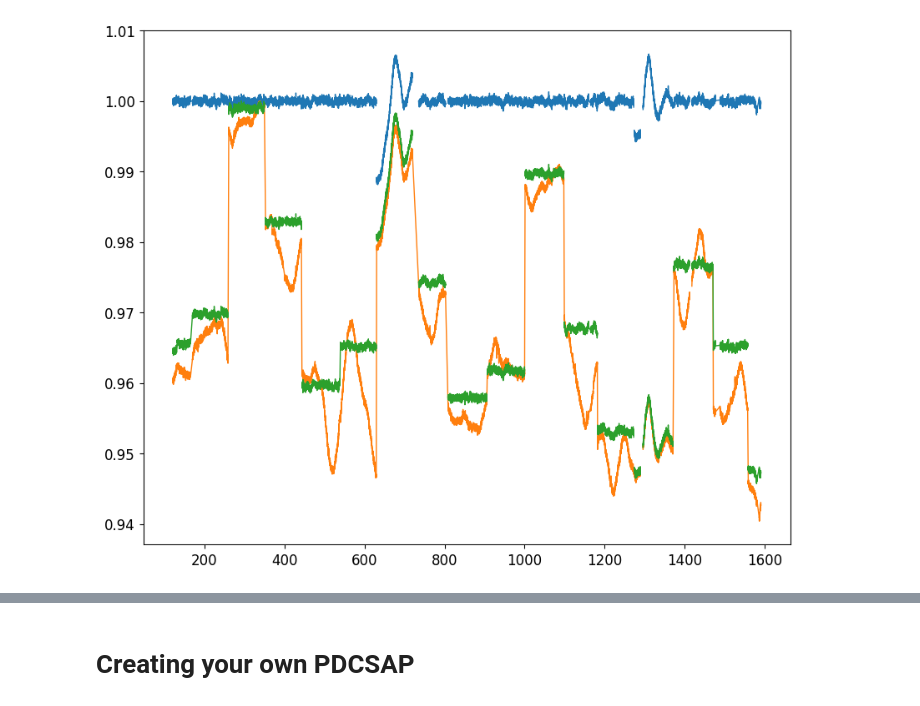
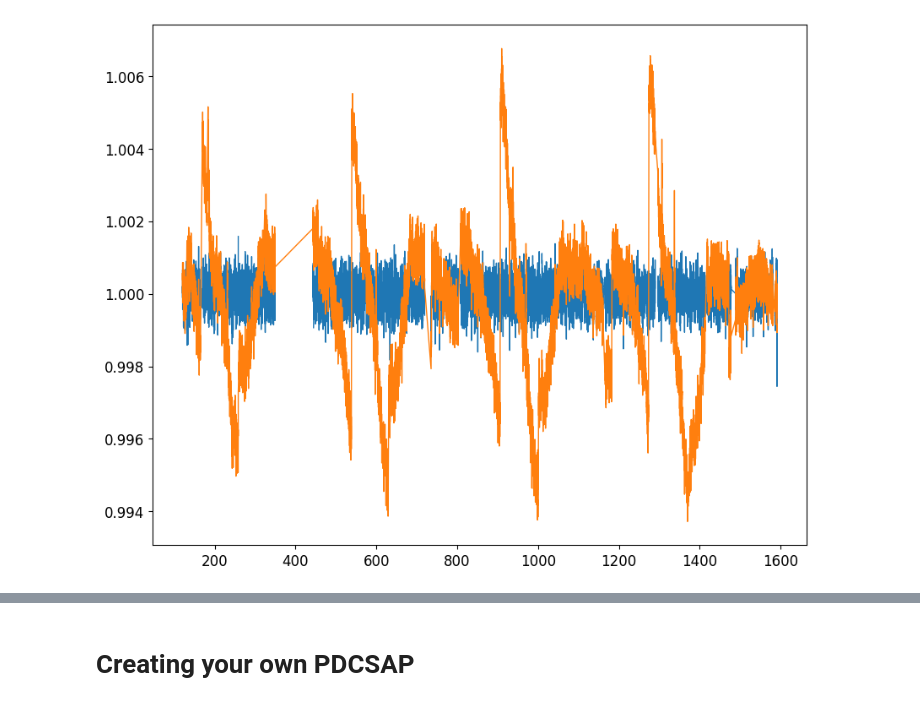
Before and after one commit to courtcraw/Notebooks, a Jupyter notebook: using_lightkurve.ipynb, the cells around one changed output, grey strips where cells are left out. Saved outputs shown, nothing was run; the diff lists cells and outputs as text; code cells hidden in the pictures.

```diff
--- a/using_lightkurve.ipynb
+++ b/using_lightkurve.ipynb
@@ -56,5 +62,8 @@ SearchResult containing 18 data products.
 # %%
 # lc_echelle = lk.search_lightcurve('KIC 2158410', author='Kepler', exptime=1800)[0].download()#.download_all().stitch(
-lc_echelle = lk.search_lightcurve('KIC 9655101', author='Kepler', exptime=1800).download_all().stitch()
+lc_echelle = lk.search_lightcurve('KIC 3347458', author='Kepler', exptime=1800).download_all().stitch()
+# lc_echelle
+lc_echelle_sap = lk.search_lightcurve('KIC 3347458', author='Kepler', exptime=1800).download_all(flux_column='sap_flux').stitch()
+lc_echelle_sap = lc_echelle_sap.remove_nans()
 lc_echelle
 # %% [output]
@@ -81,8 +90,9 @@ KeplerLightCurve length=65504 LABEL="KIC 9655101" QUARTER=17 AUTHOR=Kepler FLUX_
 # %%
 plt.plot(lc_echelle.time.value,lc_echelle.flux.value)
-plt.plot(lc_echelle.time.value,lc_echelle.sap_flux/np.max(lc_echelle.sap_flux))
-plt.plot(lc_echelle.time.value,lc_echelle.pdcsap_flux/np.max(lc_echelle.pdcsap_flux))
+plt.plot(lc_echelle_sap.time.value,lc_echelle_sap.flux.value)
+# plt.plot(lc_echelle.time.value,lc_echelle.sap_flux/np.max(lc_echelle.sap_flux))
+# plt.plot(lc_echelle.time.value,lc_echelle.pdcsap_flux/np.max(lc_echelle.pdcsap_flux))
 # plt.savefig('/Users/ccra8514/Desktop/pdc_sap_comparison')
 plt.show()
 # %% [output]
-[figure, old version]
+[figure, new version]
```
Also changed, not shown: parts of 10 cells of this notebook, 1 other file.
